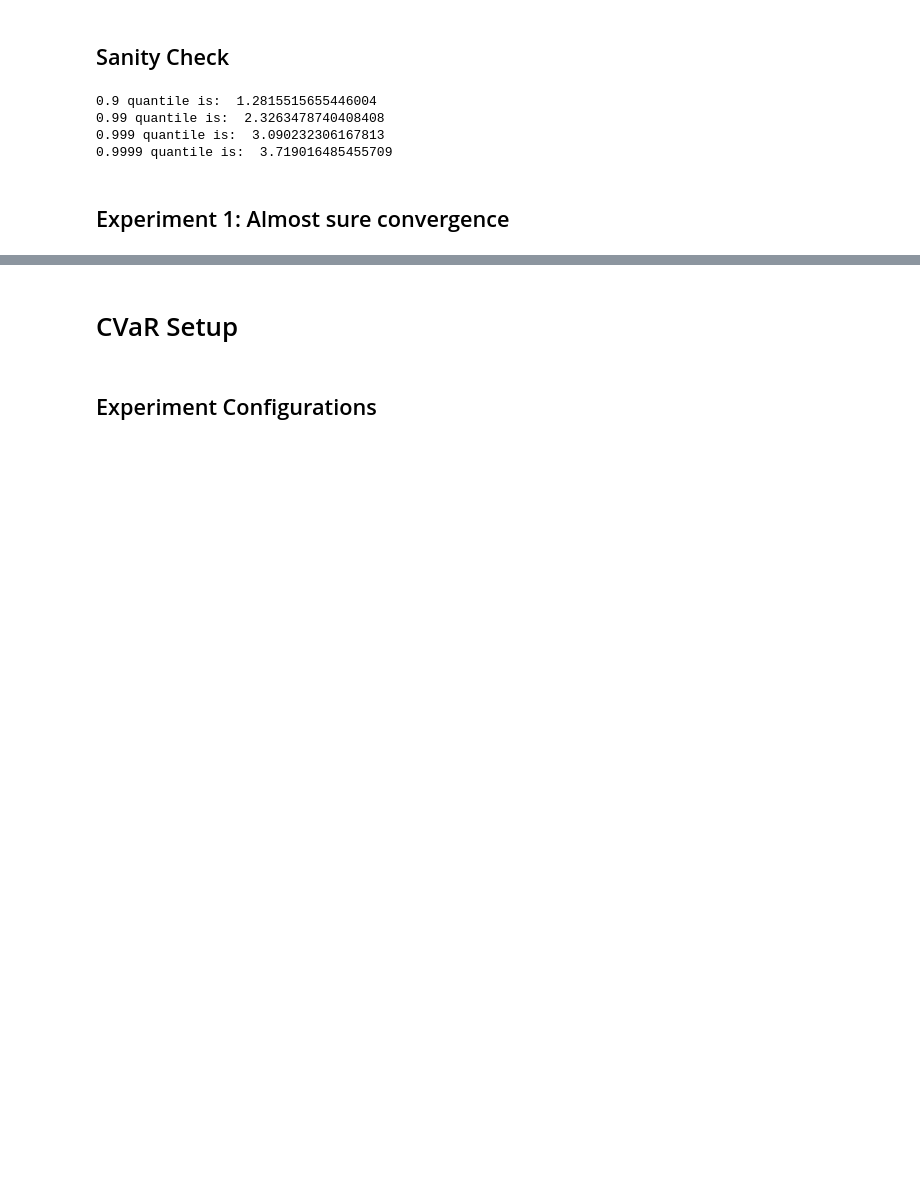
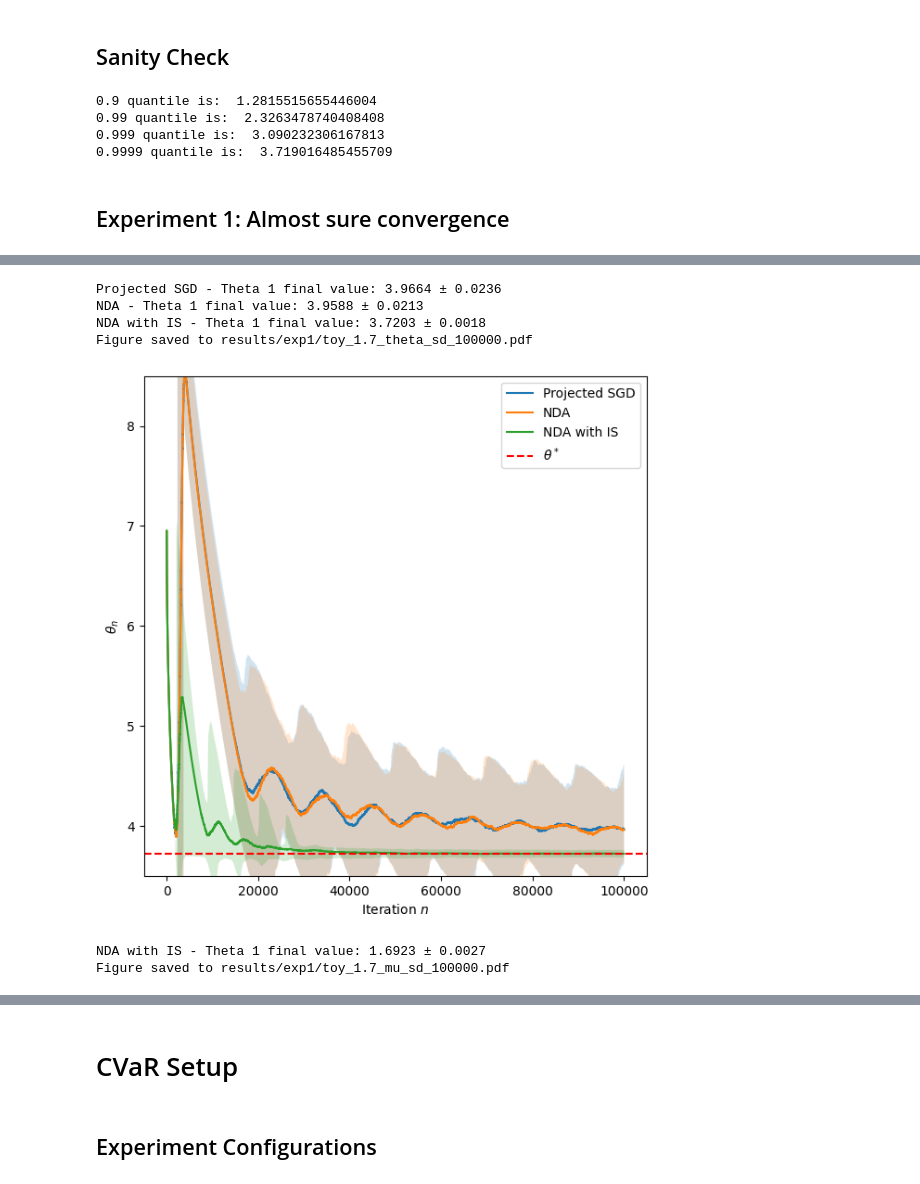
Before and after one commit to Wmeesena/optimal_importance_sampling, a Jupyter notebook: notebook.ipynb, the cells around one changed output, grey strips where cells are left out. Drawn from its saved outputs; the diff is of its cells as text; code cells hidden in the pictures; blank space fills up the shorter version.

```diff
--- a/notebook.ipynb
+++ b/notebook.ipynb
@@ -662,0 +690,11 @@ Figure saved to results/exp1/toy_mu_sd_100.pdf
+# %%
+plot_theta(results_theta_1, true_theta=quantile_9999, type="theta", save_path=f"results/exp1/toy_{mu_bound}_theta_sd_{config.n_step}.pdf")
+plot_theta(results_mu_1, true_theta=mu_bound,type="mu", save_path=f"results/exp1/toy_{mu_bound}_mu_sd_{config.n_step}.pdf")
+# %% [output]
+Projected SGD - Theta 1 final value: 3.9664 ± 0.0236
+NDA - Theta 1 final value: 3.9588 ± 0.0213
+NDA with IS - Theta 1 final value: 3.7203 ± 0.0018
+Figure saved to results/exp1/toy_1.7_theta_sd_100000.pdf
+[figure, added]
+NDA with IS - Theta 1 final value: 1.6923 ± 0.0027
+Figure saved to results/exp1/toy_1.7_mu_sd_100000.pdf
```
Also changed, not shown: parts of 16 cells of this notebook, 8 other files.
